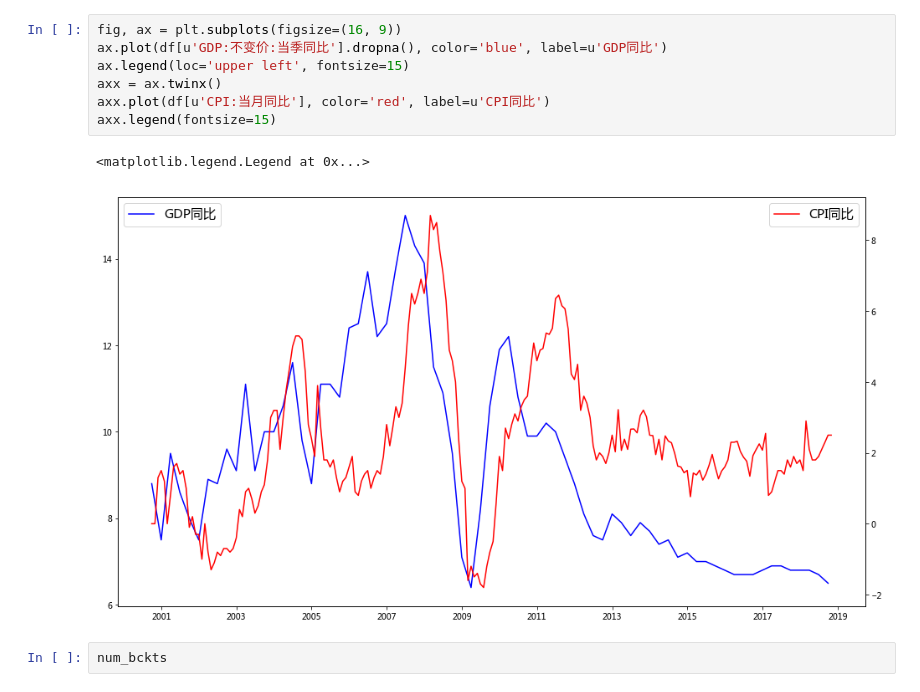
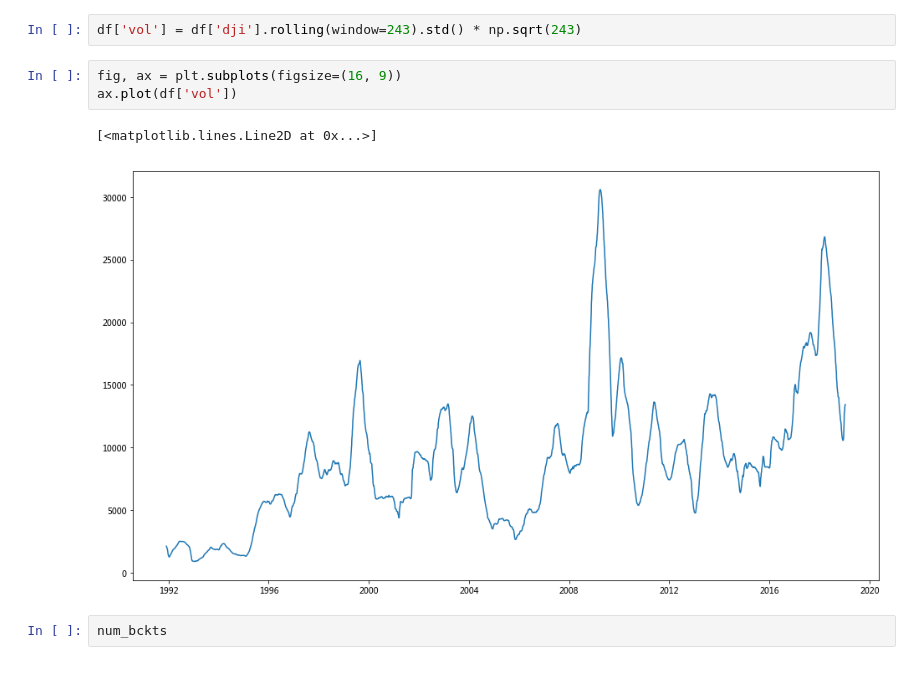
Before and after one commit to yf1291/zjsxzy_in_js, a Jupyter notebook: Research/Untitled.ipynb, the cells around one changed output. Saved outputs shown, nothing was run; the diff lists cells and outputs as text.

```diff
--- a/Research/Untitled.ipynb
+++ b/Research/Untitled.ipynb
@@ -18,13 +37,11 @@ df.head()
-# %%
-fig, ax = plt.subplots(figsize=(16, 9))
-ax.plot(df[u'GDP:不变价:当季同比'].dropna(), color='blue', label=u'GDP同比')
-ax.legend(loc='upper left', fontsize=15)
-axx = ax.twinx()
-axx.plot(df[u'CPI:当月同比'], color='red', label=u'CPI同比')
-axx.legend(fontsize=15)
-# %% [output]
-<matplotlib.legend.Legend at 0x...>
-[figure, removed]
+# %%
+df['vol'] = df['dji'].rolling(window=243).std() * np.sqrt(243)
+# %%
+fig, ax = plt.subplots(figsize=(16, 9))
+ax.plot(df['vol'])
+# %% [output]
+[<matplotlib.lines.Line2D at 0x...>]
+[figure, added]
 # %%
 num_bckts
 # %% [output]
```
Also changed, not shown: parts of 7 cells of this notebook, 49 other files.
